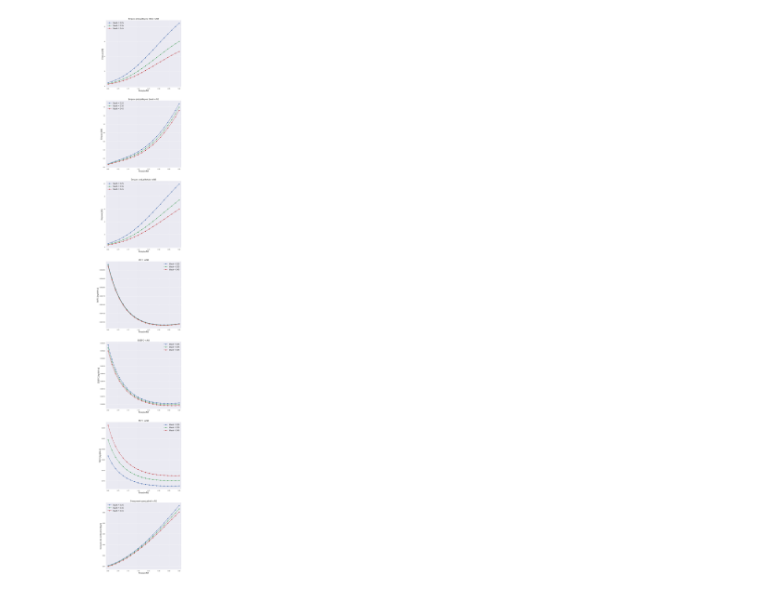
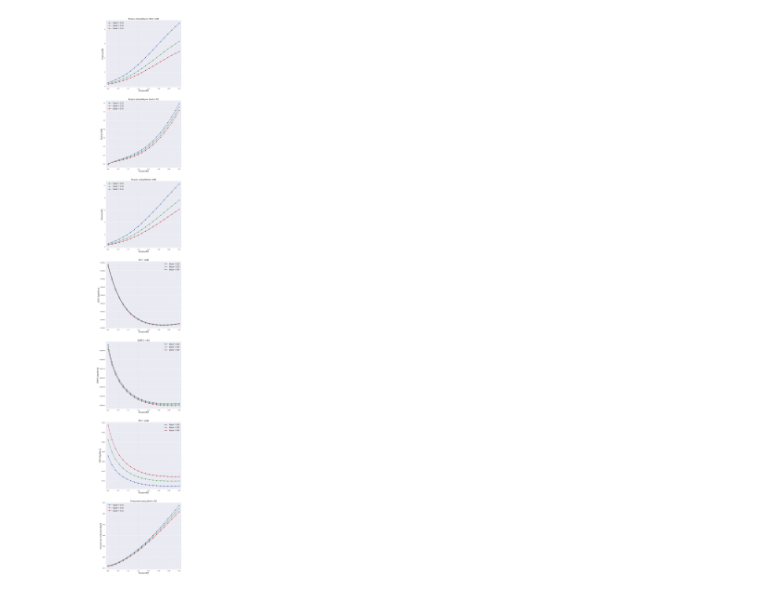
Before and after one commit to jonasdegrave/gas-turbine, a Jupyter notebook: questao4c.ipynb, the cells around one changed output. Cells and saved outputs as stored; diff of their text form; code cells hidden in the pictures.

```diff
--- a/questao4c.ipynb
+++ b/questao4c.ipynb
@@ -28,9 +28,10 @@ values = {
     'gamma_n': 1.36,   # Gamma do bocal de gases quentes
     'pc_fuel': 45000,  # Poder calorífico inferior do combustível [kJ/kg]
     'cp_fuel': 1.110,  # Cp no combustor [kJ/(kg.K)]
-    'cp_tl': 1.160,    # Cp da turbina livre [kJ/(kg.K)]
+    'cp_tls': 1.160,
+    'cp_tl': 1.110,
     'r': 288.3,        # R médio m2/(s2.K)
-    'pr_tl': 2.40,     # Razão de pressão da turbina livre
+    'pr_tl': 2.5153,     # Razão de pressão da turbina livre
     'gearbox_power_ratio': 0.98,  # Razão de potência da gearbox
     'propeller_efficiency': 0.85, # Eficiência da hélice
     }
@@ -72,31 +73,31 @@ for i in (0.25, 0.35, 0.45):
     elif i==0.35:
 
         results2 = results
 
     elif i==0.45:
 
         results3 = results
 
 #plot dos graficos
 fontsize=14
 cols = 1
 rows= 7
 fig, ax = plt.subplots(nrows=rows, ncols=cols, figsize=(10,75))
 aux=0
 
 for i in range(0,rows):
 
     for j in range(0,cols):
 
         plt.sca(ax[i])
         plt.plot(results1.iloc[aux], marker='o', label="Mach = 0.25")
         plt.plot(results2.iloc[aux], marker='o', label="Mach = 0.35")
         plt.plot(results3.iloc[aux], marker='o', label="Mach = 0.45")
         plt.title(target_title[aux]+" vs N2", fontsize=fontsize)
         plt.xlabel('Rotação N2', fontsize=fontsize)
         plt.ylabel(target_ylabel[aux], fontsize=fontsize)
         plt.xlim([0.64,1.01])
         plt.legend(fontsize=fontsize)
         aux += 1
 # %% [output]
-[figure, old version]
+[figure, new version]
```
Also changed, not shown: 7 other files.
